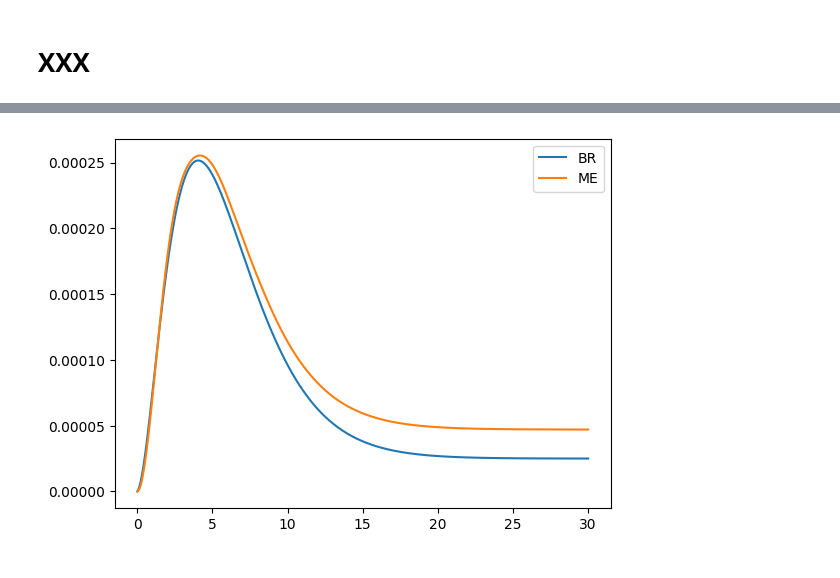
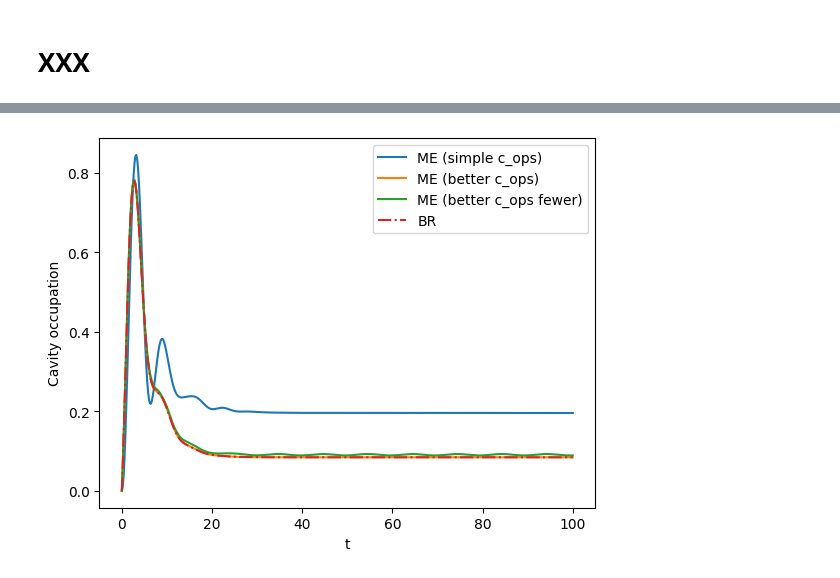
Before and after one commit to hodgestar/qutip-asqsqis-2022, a Jupyter notebook: _sources/student-tutorials/05-qutip-jcm-iii.ipynb, the cells around one changed output, grey strips where cells are left out. Drawn from its saved outputs; the diff is of its cells as text; code cells hidden in the pictures.

```diff
--- a/_sources/student-tutorials/05-qutip-jcm-iii.ipynb
+++ b/_sources/student-tutorials/05-qutip-jcm-iii.ipynb
@@ -31,9 +39,10 @@ def jcm_h(wc, wa, g, N, atom):
 # XXX
 # %%
 # Dissipation parameters
-kappa = 0.5 # 0.005  # cavity dissipation rate
-gamma = 0.5 # 0.05  # atom dissipation rate
-n_th_a = 0 # 5.0  # avg number of thermal bath excitation
+# We use stronger dissipation to show long-term behaviour in shorter times
+kappa = 0.2 # cavity dissipation rate
+gamma = 0.2 # atom dissipation rate
+n_th_a = 0 # avg number of thermal bath excitation
 # %%
 # system parameters
 wc = 1.0 #* 2 * np.pi  # cavity frequency
@@ -79,0 +80,4 @@ def jcm_mesolve(H, psi0, tlist, kappa, gamma, N, n_th_a, e_ops):
+# %%
+def matrix_element(a, x, b):
+    """ Return <a|x|b>. """
+    return (a * x * b).norm()
@@ -80,8 +109,6 @@ def jcm_mesolve(H, psi0, tlist, kappa, gamma, N, n_th_a, e_ops):
 # %%
-def jcm_brmesolve(H, psi0, tlist, kappa, gamma, N, e_ops):
+def jcm_brmesolve(H, psi0, tlist, kappa, gamma, N, e_ops, options):
     """ Solve the given Jaynes-Cummings model use the Bloch-Redfield solver. """
-    options = qutip.Options(nsteps=15000, store_states=True, rtol=1e-12, atol=1e-12)
-
     sx = qutip.tensor(qutip.qeye(N), qutip.sigmax())
     a = qutip.tensor(qutip.destroy(N), qutip.qeye(2))
     x = a + a.dag()
@@ -98,23 +149,36 @@ def jcm_brmesolve(H, psi0, tlist, kappa, gamma, N, e_ops):
 # %%
-g = 0.01  # g_values[0]
-
-tlist = np.linspace(0, 30, 500)
+g = 0.5
 
 H = jcm_h(wc, wa, g, N, H_atom)
 
+tlist = np.linspace(0, 100, 500)
+
 gnd_energy, gnd_state = H.groundstate()
 psi0 = qutip.tensor(qutip.basis(N, 0), qutip.basis(2, 0))
+# psi0 = qutip.tensor(qutip.basis(N, 0), qutip.basis(2, 1))
+# psi0 = gnd_state
 
 sm = qutip.tensor(qutip.qeye(N), qutip.sigmam())
 a = qutip.tensor(qutip.destroy(N), qutip.qeye(2))
 e_ops = [a.dag() * a, sm.dag() * sm]
 
-result_br = jcm_brmesolve(H, psi0, tlist, kappa, gamma, N, e_ops=e_ops)
-result_me = jcm_mesolve(H, psi0, tlist, kappa, gamma, N, n_th_a, e_ops=e_ops)
+c_ops_simple = jcm_c_ops(N, n_th_a)
+c_ops_better = jcm_c_ops_from_eigenstates(H, N, n_th_a)
+c_ops_better_fewer = jcm_c_ops_from_eigenstates(H, N, n_th_a, n_levels=5)
 
+options = qutip.Options(nsteps=15000, store_states=True, rtol=1e-12, atol=1e-12)
 
-plt.plot(tlist, result_br.expect[0], label="BR")
-plt.plot(tlist, result_me.expect[0], label="ME")
+result_br = jcm_brmesolve(H, psi0, tlist, kappa, gamma, N, e_ops=e_ops, options=options)
+result_me_simple = qutip.mesolve(H, psi0, tlist, c_ops=c_ops_simple, e_ops=e_ops, options=options)
+result_me_better = qutip.mesolve(H, psi0, tlist, c_ops=c_ops_better, e_ops=e_ops, options=options)
+result_me_better_fewer = qutip.mesolve(H, psi0, tlist, c_ops=c_ops_better_fewer, e_ops=e_ops, options=options)
+
+plt.plot(tlist, result_me_simple.expect[0], label="ME (simple c_ops)")
+plt.plot(tlist, result_me_better.expect[0], label="ME (better c_ops)")
+plt.plot(tlist, result_me_better_fewer.expect[0], label="ME (better c_ops fewer)")
+plt.plot(tlist, result_br.expect[0], "-.", label="BR")
+plt.xlabel("t")
+plt.ylabel("Cavity occupation")
 plt.legend();
 # %% [output]
-[figure, old version]
+[figure, new version]
```
Also changed, not shown: parts of 11 cells of this notebook, 57 other files.
